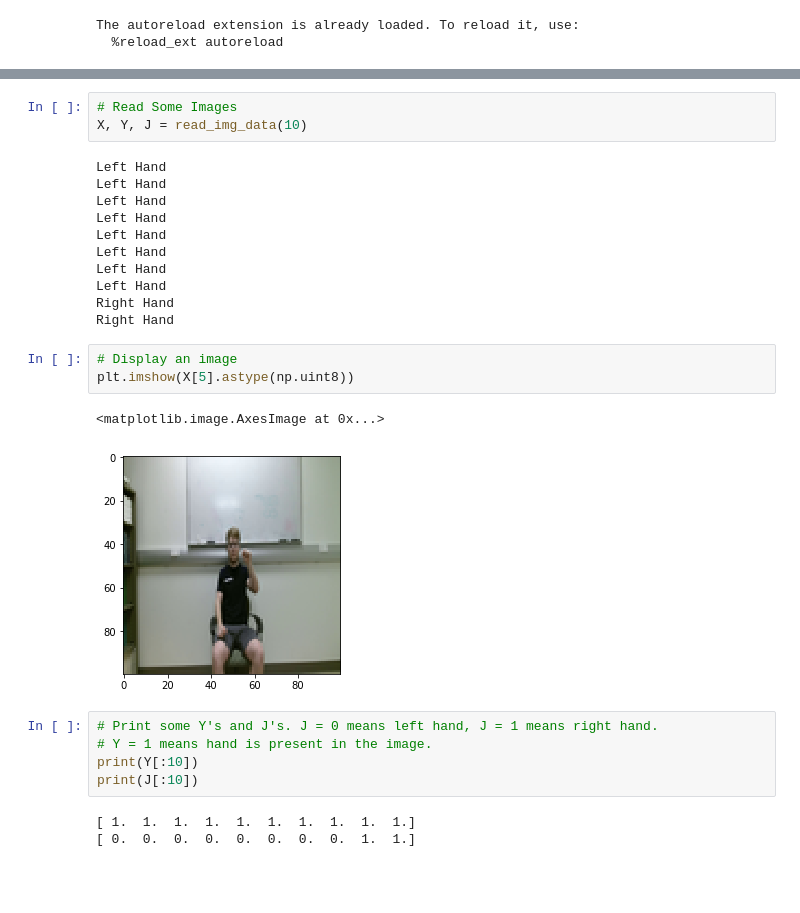
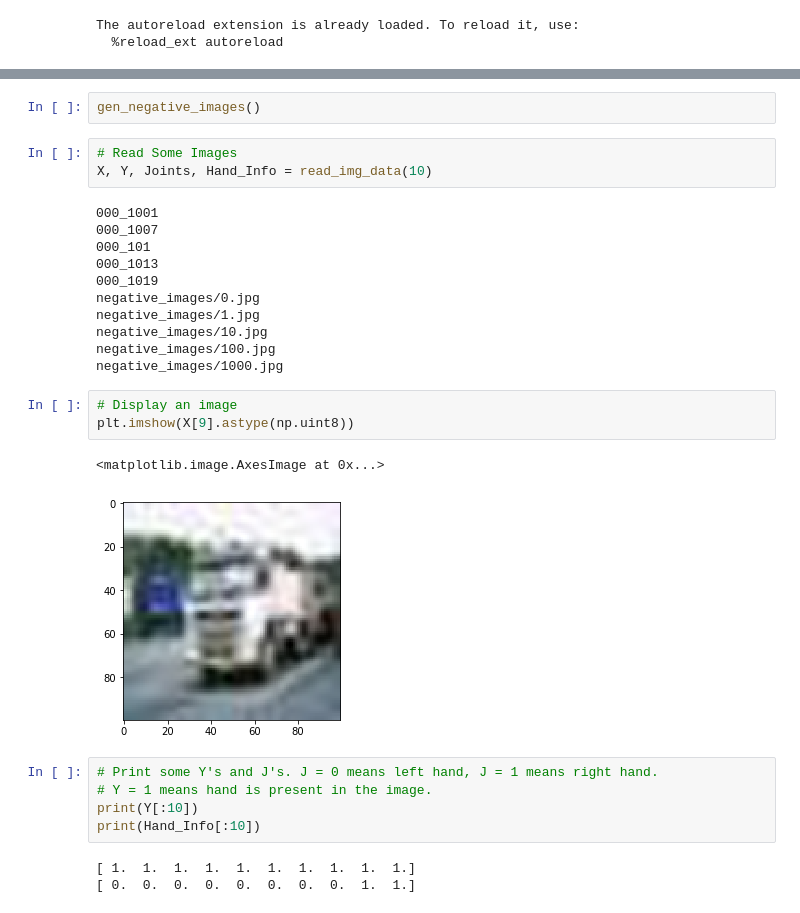
Before and after one commit to lujohn/175_project, a Jupyter notebook: John's Notebook.ipynb, the cells around one changed output, grey strips where cells are left out. Cells and saved outputs as stored; diff of their text form; blank space fills up the shorter version.

```diff
--- a/John's Notebook.ipynb
+++ b/John's Notebook.ipynb
@@ -15,28 +29,30 @@ The autoreload extension is already loaded. To reload it, use:
+# %%
+gen_negative_images()
 # %%
 # Read Some Images
-X, Y, J = read_img_data(10)
+X, Y, Joints, Hand_Info = read_img_data(10)
 # %% [output]
-Left Hand
-Left Hand
-Left Hand
-Left Hand
-Left Hand
-Left Hand
-Left Hand
-Left Hand
-Right Hand
-Right Hand
+000_1001
+000_1007
+000_101
+000_1013
+000_1019
+negative_images/0.jpg
+negative_images/1.jpg
+negative_images/10.jpg
+negative_images/100.jpg
+negative_images/1000.jpg
 # %%
 # Display an image
-plt.imshow(X[5].astype(np.uint8))
+plt.imshow(X[9].astype(np.uint8))
 # %% [output]
 <matplotlib.image.AxesImage at 0x...>
-[figure, old version]
+[figure, new version]
 # %%
 # Print some Y's and J's. J = 0 means left hand, J = 1 means right hand.
 # Y = 1 means hand is present in the image.
 print(Y[:10])
-print(J[:10])
+print(Hand_Info[:10])
 # %% [output]
 [ 1.  1.  1.  1.  1.  1.  1.  1.  1.  1.]
 [ 0.  0.  0.  0.  0.  0.  0.  0.  1.  1.]
```
Also changed, not shown: parts of 15 cells of this notebook.
